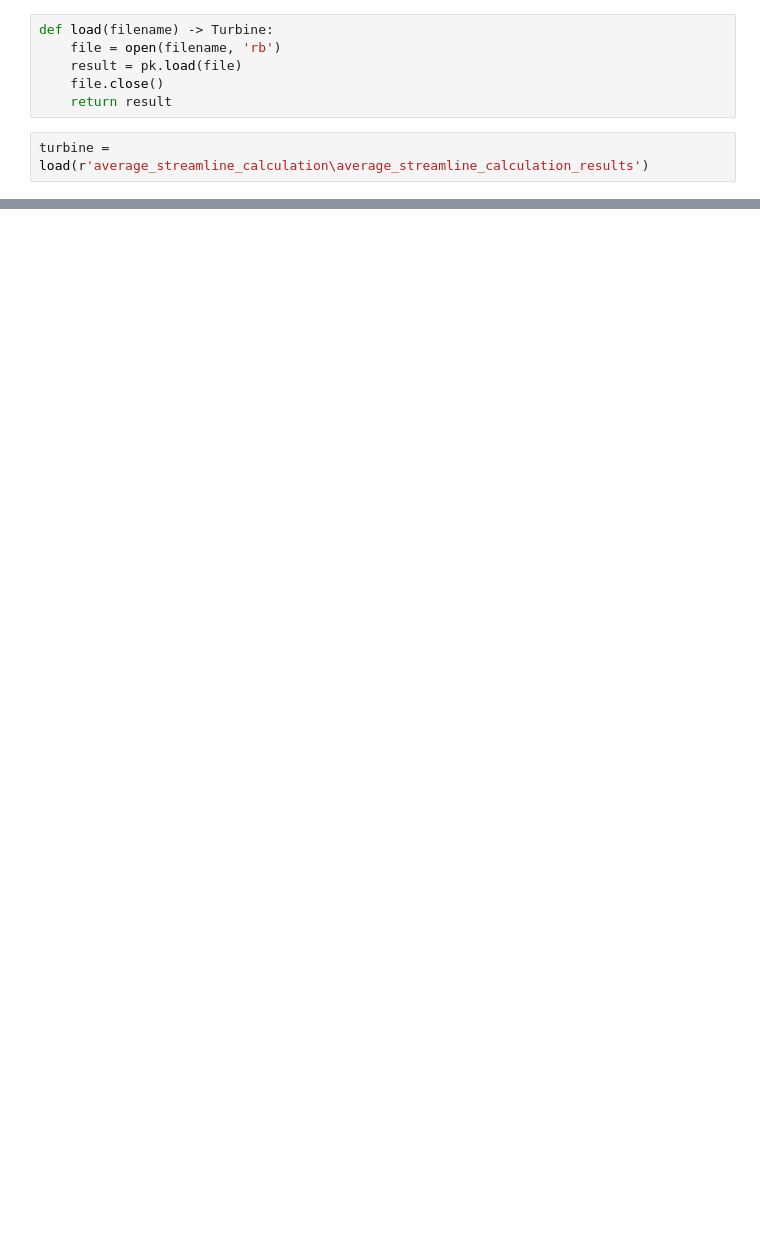
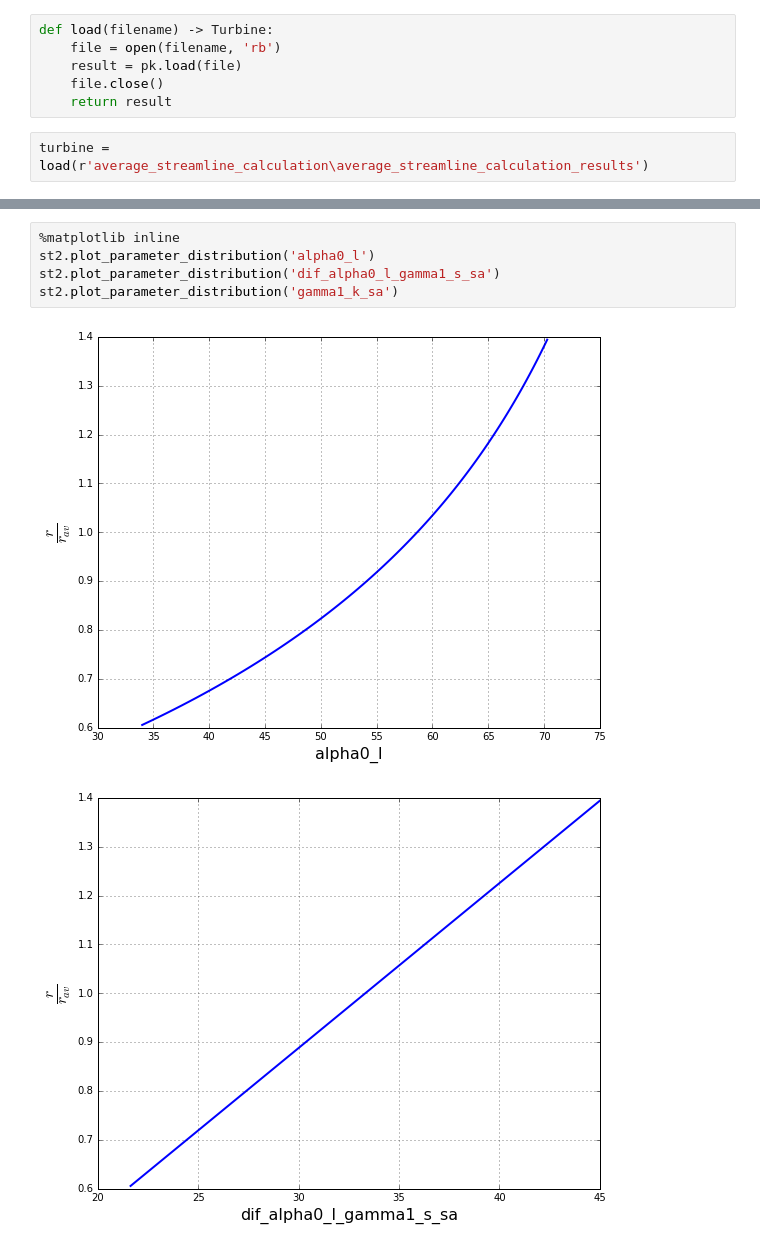
Before and after one commit to las-palmas1/turbine_calculation, a Jupyter notebook: profiling.ipynb, the cells around one changed output, grey strips where cells are left out. Drawn from its saved outputs; the diff is of its cells as text; blank space fills up the shorter version.

```diff
--- a/profiling.ipynb
+++ b/profiling.ipynb
@@ -35,0 +63,8 @@ turbine_profiling[1].plot_velocity_triangles(figsize=(5, 5))
+# %%
+%matplotlib inline
+st2.plot_parameter_distribution('alpha0_l')
+st2.plot_parameter_distribution('dif_alpha0_l_gamma1_s_sa')
+st2.plot_parameter_distribution('gamma1_k_sa')
+# %% [output]
+[figure, added]
+[figure, added]
```
Also changed, not shown: parts of 9 cells of this notebook, 1 other file.
